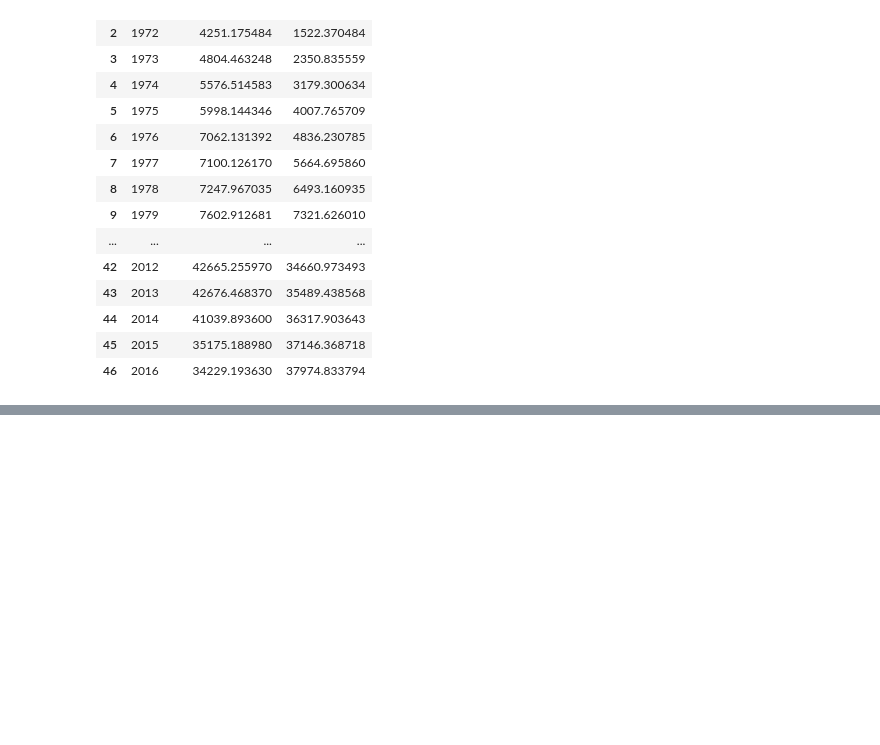
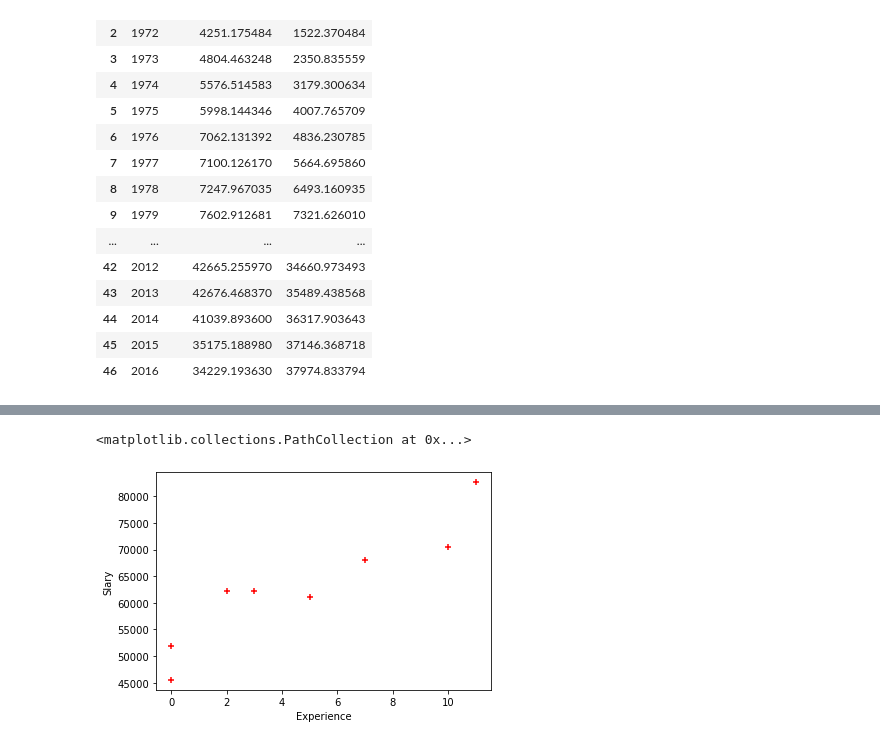
Before and after one commit to shahhhashmatali2002/Machine_Learning, a Jupyter notebook: Linear Regression.ipynb, the cells around one changed output, grey strips where cells are left out. Cells and saved outputs as stored; diff of their text form; code cells hidden in the pictures; blank space fills up the shorter version.

```diff
--- a/Linear Regression.ipynb
+++ b/Linear Regression.ipynb
@@ -166,0 +342,3 @@ c_df
+# %%
+new_h_df['New_Salary'] = p
+new_h_df
@@ -166,0 +355,8 @@ c_df
+# %%
+%matplotlib inline
+plt.xlabel('Experience')
+plt.ylabel('Slary')
+plt.scatter(new_h_df.experience,new_h_df.New_Salary,color='red',marker="+")
+# %% [output]
+<matplotlib.collections.PathCollection at 0x...>
+[figure, added]
```
Also changed, not shown: parts of 24 cells of this notebook, 2 other files.
